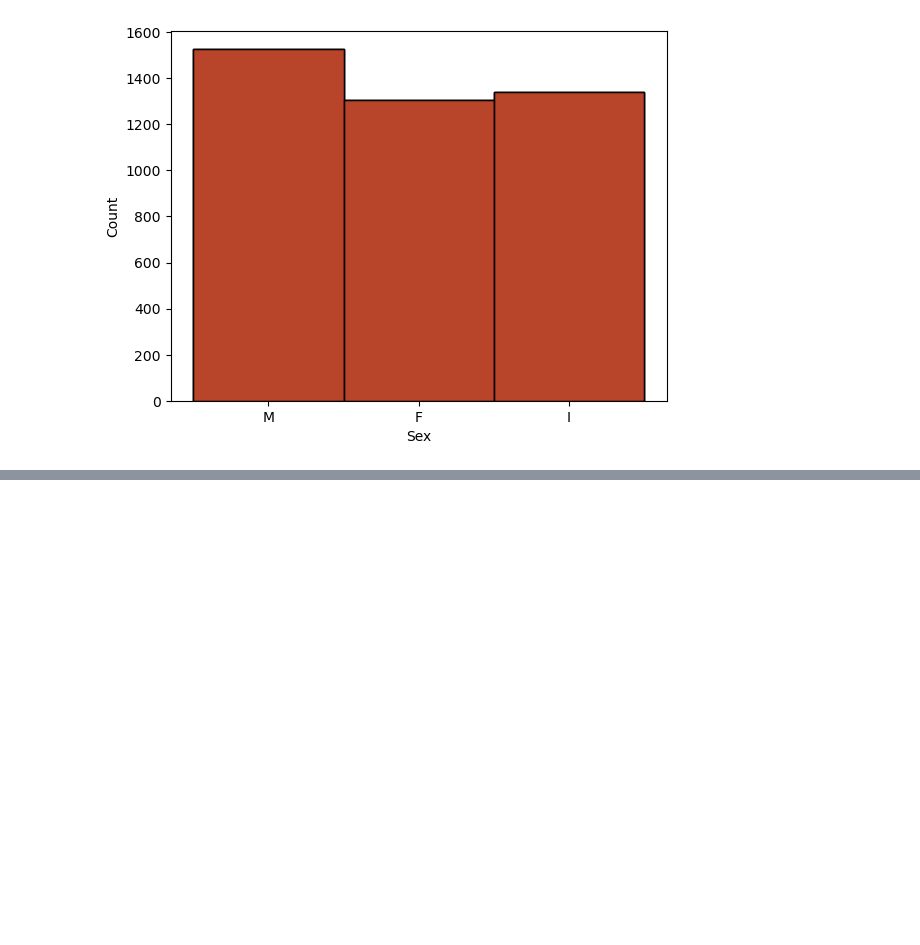
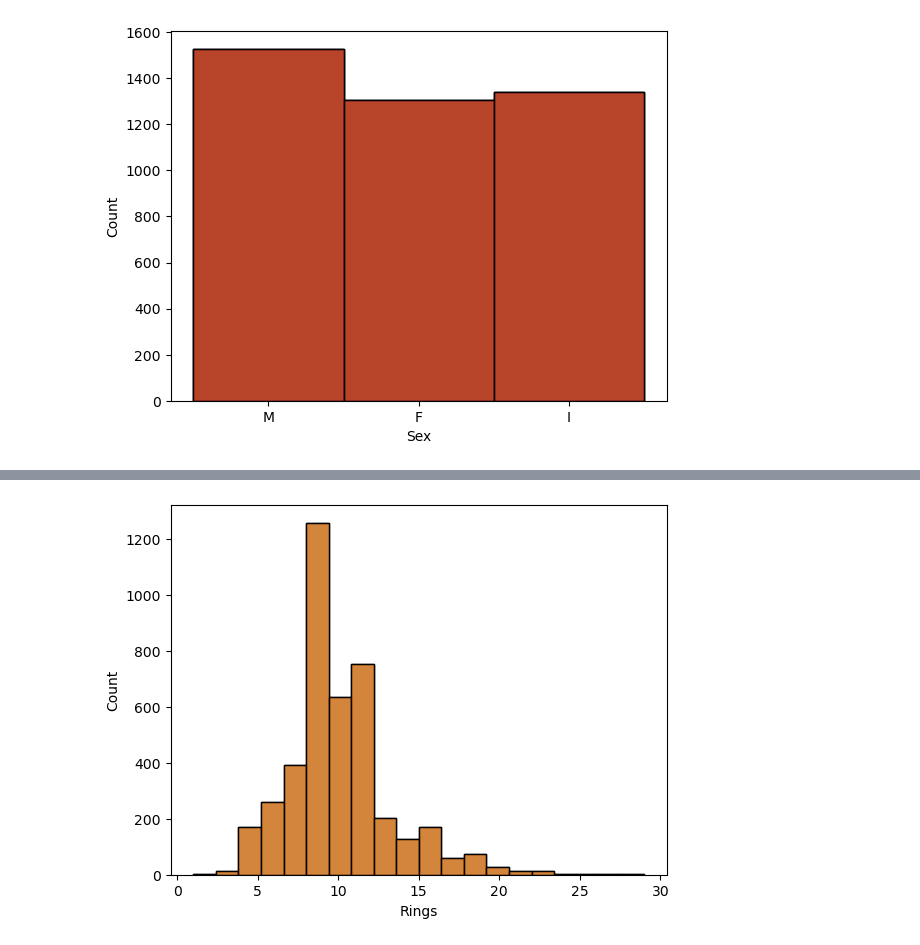
Before and after one commit to HarshRaut9945/Machine-Learning-Project, a Jupyter notebook: Abalone_Age_pred/data.ipynb, the cells around one changed output, grey strips where cells are left out. Cells and saved outputs as stored; diff of their text form; code cells hidden in the pictures; blank space fills up the shorter version.

```diff
--- a/Abalone_Age_pred/data.ipynb
+++ b/Abalone_Age_pred/data.ipynb
@@ -83,3 +83,5 @@ sns.histplot(df['Sex'],bins=20)
 plt.show()
 # %% [output]
 [figure]
+# %%
+df['Sex']=df['Sex'].map({"M":0,"F":1,"I":2})
@@ -85,0 +115,5 @@ plt.show()
+# %%
+sns.histplot(df['Rings'],bins=20)
+plt.show()
+# %% [output]
+[figure, added]
```
Also changed, not shown: parts of 22 cells of this notebook, 5 other files.
